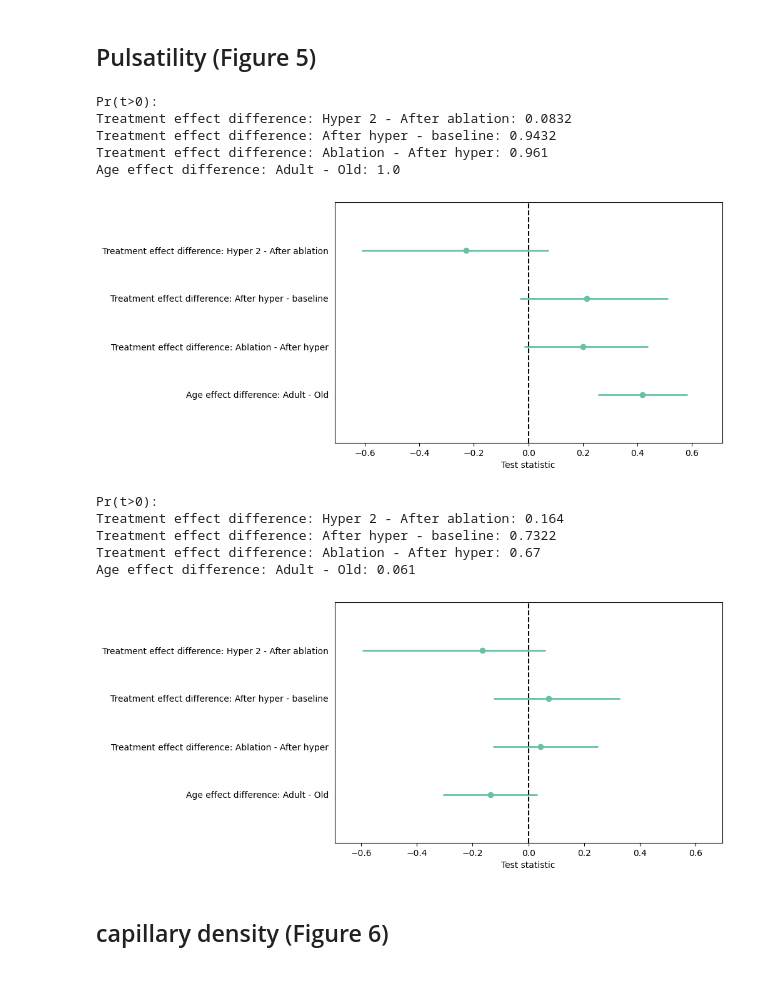
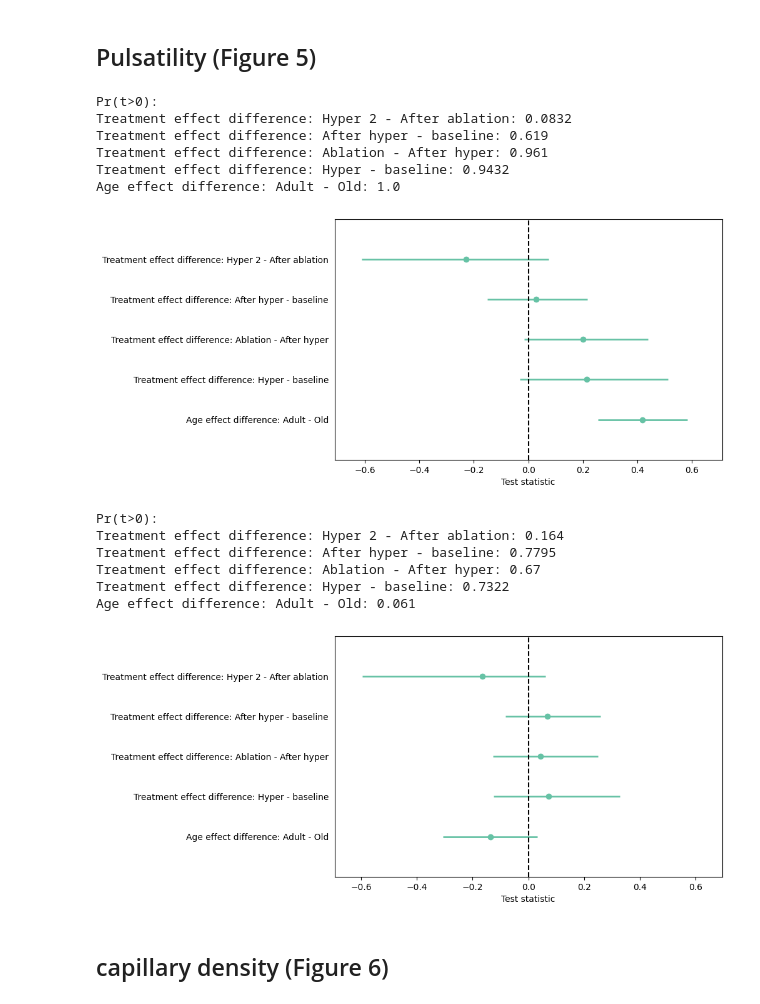
Before and after one commit to teddygroves/sphincter, a Jupyter notebook: sphincter/Main text figures.ipynb, the cells around one changed output. Cells and saved outputs as stored; diff of their text form; code cells hidden in the pictures.

Commit message:
Correct hypertension labels in pulsatility forest plots

```diff
--- a/sphincter/Main text figures.ipynb
+++ b/sphincter/Main text figures.ipynb
@@ -220,43 +220,50 @@ mt = "diameter"
 
 ts_age = {
     f"Age effect difference: Adult - Old": idata.posterior["mu"].sel(age="adult", measurement_type=mt) - idata.posterior["mu"].sel(age="old", measurement_type=mt)
+}
+ts_hyp_baseline = {
+    f"Treatment effect difference: Hyper - baseline": (
+        idata.posterior["a_treatment"].sel(treatment="hyper", measurement_type=mt)
+        - idata.posterior["a_treatment"].sel(treatment="baseline", measurement_type=mt)
+    )
 }
 ts_abl_ahc = {
     f"Treatment effect difference: Ablation - After hyper": (
         idata.posterior["a_treatment"].sel(treatment="after_ablation", measurement_type=mt)
         - idata.posterior["a_treatment"].sel(treatment="after_hyper", measurement_type=mt)
     )
 }
 ts_ahc_baseline = {
     f"Treatment effect difference: After hyper - baseline": (
-        idata.posterior["a_treatment"].sel(treatment="hyper", measurement_type=mt)
+        idata.posterior["a_treatment"].sel(treatment="after_hyper", measurement_type=mt)
         - idata.posterior["a_treatment"].sel(treatment="baseline", measurement_type=mt)
     )
 }
 ts_h2_aabl = {
     f"Treatment effect difference: Hyper 2 - After ablation": (
         idata.posterior["a_treatment"].sel(treatment="hyper2", measurement_type=mt)
         - idata.posterior["a_treatment"].sel(treatment="after_ablation", measurement_type=mt)
     )
 }
 
-ts = ts_age | ts_abl_ahc | ts_ahc_baseline | ts_h2_aabl
+ts = ts_age | ts_hyp_baseline | ts_abl_ahc | ts_ahc_baseline | ts_h2_aabl
 
 
 f, ax = plt.subplots(figsize=[8, 5])
 ax = forestplot(ax, ts)
 save_figure(f, "main-f5-pulsatility-diameter")
 print("Pr(t>0):")
 for name, t in list(ts.items())[::-1]:
     pr = (t > 0).mean().item()
     print(f"{name}: {np.round(pr, 4)}")
 # %% [output]
 Pr(t>0):
 Treatment effect difference: Hyper 2 - After ablation: 0.0832
-Treatment effect difference: After hyper - baseline: 0.9432
+Treatment effect difference: After hyper - baseline: 0.619
 Treatment effect difference: Ablation - After hyper: 0.961
+Treatment effect difference: Hyper - baseline: 0.9432
 Age effect difference: Adult - Old: 1.0
-[figure, old version]
+[figure, new version]
 # %%
 idata = idata_f5
 mt = "center"
@@ -270,9 +277,15 @@ ts_abl_ahc = {
         - idata.posterior["a_treatment"].sel(treatment="after_hyper", measurement_type=mt)
     )
 }
+ts_hyp_baseline = {
+    f"Treatment effect difference: Hyper - baseline": (
+        idata.posterior["a_treatment"].sel(treatment="hyper", measurement_type=mt)
+        - idata.posterior["a_treatment"].sel(treatment="baseline", measurement_type=mt)
+    )
+}
 ts_ahc_baseline = {
     f"Treatment effect difference: After hyper - baseline": (
-        idata.posterior["a_treatment"].sel(treatment="hyper", measurement_type=mt)
+        idata.posterior["a_treatment"].sel(treatment="after_hyper", measurement_type=mt)
         - idata.posterior["a_treatment"].sel(treatment="baseline", measurement_type=mt)
     )
 }
@@ -283,7 +296,7 @@ ts_h2_aabl = {
     )
 }
 
-ts = ts_age | ts_abl_ahc | ts_ahc_baseline | ts_h2_aabl
+ts = ts_age | ts_hyp_baseline | ts_abl_ahc | ts_ahc_baseline | ts_h2_aabl
 
 f, ax = plt.subplots(figsize=[8, 5])
 ax = forestplot(ax, ts)
@@ -295,10 +308,11 @@ for name, t in list(ts.items())[::-1]:
 # %% [output]
 Pr(t>0):
 Treatment effect difference: Hyper 2 - After ablation: 0.164
-Treatment effect difference: After hyper - baseline: 0.7322
+Treatment effect difference: After hyper - baseline: 0.7795
 Treatment effect difference: Ablation - After hyper: 0.67
+Treatment effect difference: Hyper - baseline: 0.7322
 Age effect difference: Adult - Old: 0.061
-[figure, old version]
+[figure, new version]
 # %% [markdown]
 ## capillary density (Figure 6)
 # %%
```
Also changed, not shown: 13 other files.
